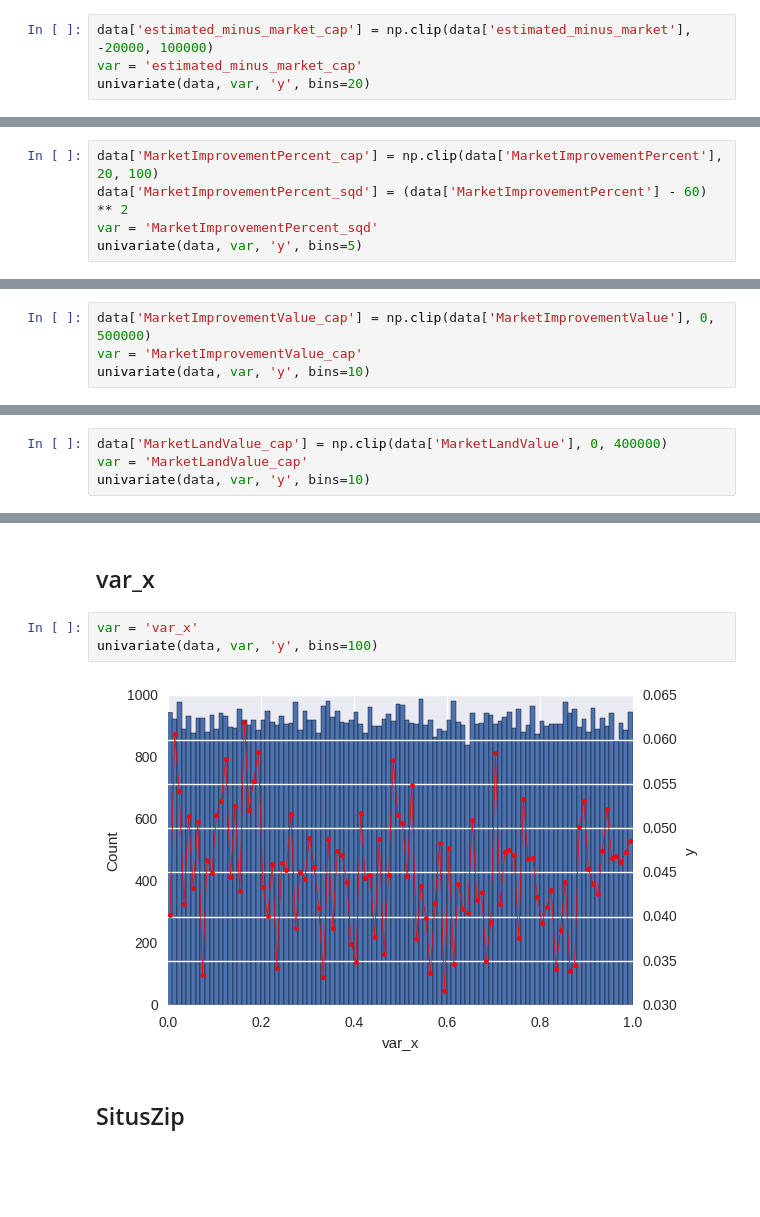
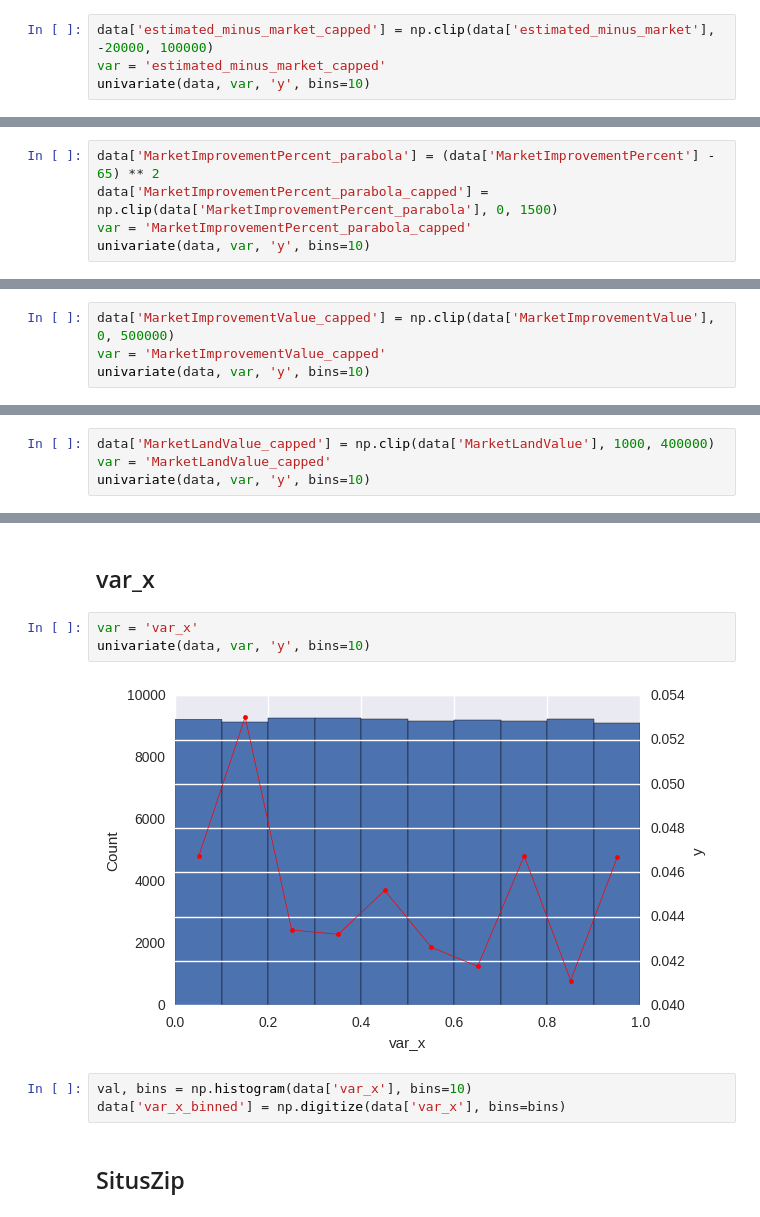
Before and after one commit to jtlowery/pp-joel-lowery, a Jupyter notebook: 1_data_exploration_and_feature_creation.ipynb, the cells around one changed output, grey strips where cells are left out. Cells and saved outputs as stored; diff of their text form; blank space fills up the shorter version.

```diff
--- a/1_data_exploration_and_feature_creation.ipynb
+++ b/1_data_exploration_and_feature_creation.ipynb
@@ -240,7 +238,7 @@ univariate(data, var, 'y', bins=10)
 # %% [output]
 [figure]
 # %%
-data['estimated_minus_market_cap'] = np.clip(data['estimated_minus_market'], -20000, 100000)
-var = 'estimated_minus_market_cap'
-univariate(data, var, 'y', bins=20)
+data['estimated_minus_market_capped'] = np.clip(data['estimated_minus_market'], -20000, 100000)
+var = 'estimated_minus_market_capped'
+univariate(data, var, 'y', bins=10)
 # %% [output]
@@ -253,8 +251,8 @@ univariate(data, var, 'y', bins=10)
 # %% [output]
 [figure]
 # %%
-data['MarketImprovementPercent_cap'] = np.clip(data['MarketImprovementPercent'], 20, 100)
-data['MarketImprovementPercent_sqd'] = (data['MarketImprovementPercent'] - 60) ** 2
-var = 'MarketImprovementPercent_sqd'
-univariate(data, var, 'y', bins=5)
+data['MarketImprovementPercent_parabola'] = (data['MarketImprovementPercent'] - 65) ** 2
+data['MarketImprovementPercent_parabola_capped'] = np.clip(data['MarketImprovementPercent_parabola'], 0, 1500)
+var = 'MarketImprovementPercent_parabola_capped'
+univariate(data, var, 'y', bins=10)
 # %% [output]
@@ -267,7 +265,7 @@ univariate(data, var, 'y', bins=10)
 # %% [output]
 [figure]
 # %%
-data['MarketImprovementValue_cap'] = np.clip(data['MarketImprovementValue'], 0, 500000)
-var = 'MarketImprovementValue_cap'
+data['MarketImprovementValue_capped'] = np.clip(data['MarketImprovementValue'], 0, 500000)
+var = 'MarketImprovementValue_capped'
 univariate(data, var, 'y', bins=10)
 # %% [output]
@@ -280,7 +278,7 @@ univariate(data, var, 'y', bins=10)
 # %% [output]
 [figure]
 # %%
-data['MarketLandValue_cap'] = np.clip(data['MarketLandValue'], 0, 400000)
-var = 'MarketLandValue_cap'
+data['MarketLandValue_capped'] = np.clip(data['MarketLandValue'], 1000, 400000)
+var = 'MarketLandValue_capped'
 univariate(data, var, 'y', bins=10)
 # %% [output]
@@ -289,9 +287,12 @@ univariate(data, var, 'y', bins=10)
 ## var_x
 # %%
 var = 'var_x'
-univariate(data, var, 'y', bins=100)
+univariate(data, var, 'y', bins=10)
 # %% [output]
-[figure, old version]
+[figure, new version]
+# %%
+val, bins = np.histogram(data['var_x'], bins=10)
+data['var_x_binned'] = np.digitize(data['var_x'], bins=bins)
 # %% [markdown]
 ## SitusZip
 # %%
```
Also changed, not shown: parts of 14 cells of this notebook, 1 other file.
